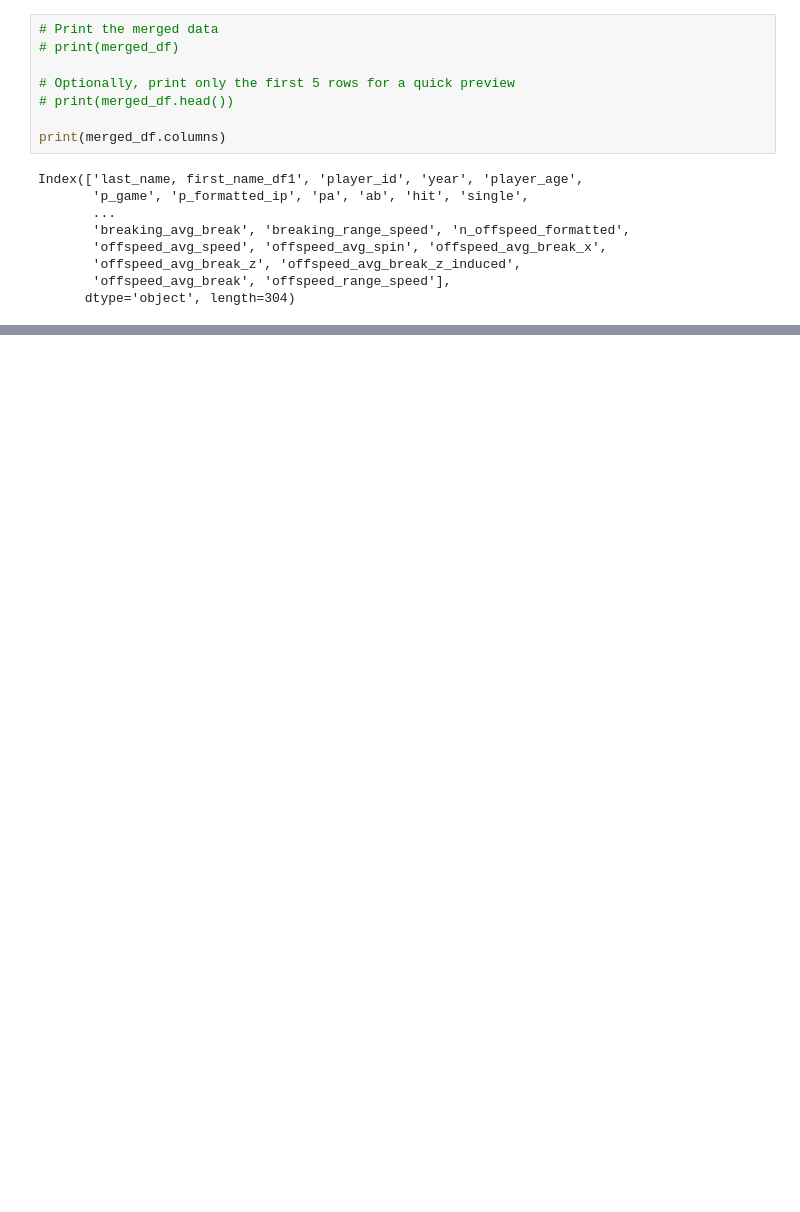
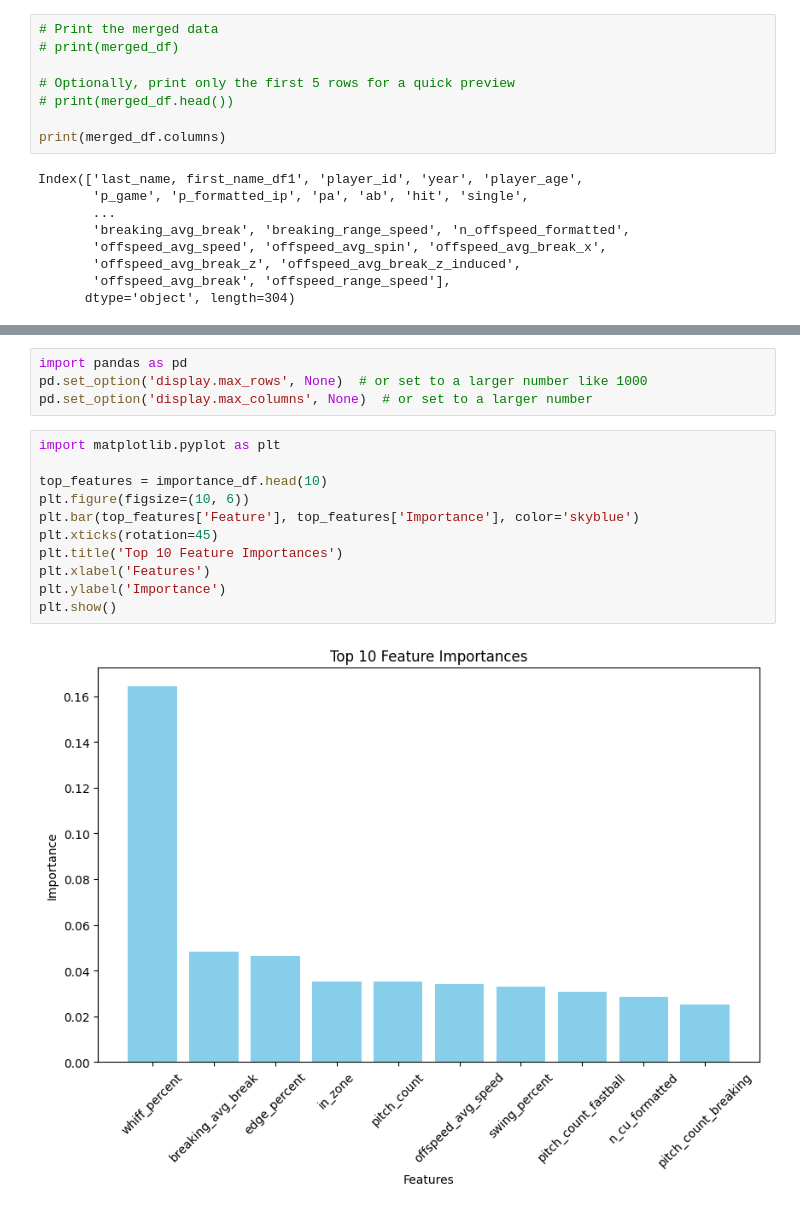
Before and after one commit to Chaya185/Python-Data-Analytics-Project, a Jupyter notebook: MLB_Project.ipynb, the cells around one changed output, grey strips where cells are left out. Saved outputs shown, nothing was run; the diff lists cells and outputs as text; blank space fills up the shorter version.

```diff
--- a/MLB_Project.ipynb
+++ b/MLB_Project.ipynb
@@ -119,0 +1134,17 @@ Passing `palette` without assigning `hue` is deprecated and will be removed in v
+# %%
+import pandas as pd
+pd.set_option('display.max_rows', None)  # or set to a larger number like 1000
+pd.set_option('display.max_columns', None)  # or set to a larger number
+# %%
+import matplotlib.pyplot as plt
+
+top_features = importance_df.head(10)
+plt.figure(figsize=(10, 6))
+plt.bar(top_features['Feature'], top_features['Importance'], color='skyblue')
+plt.xticks(rotation=45)
+plt.title('Top 10 Feature Importances')
+plt.xlabel('Features')
+plt.ylabel('Importance')
+plt.show()
+# %% [output]
+[figure, added]
```
Also changed, not shown: parts of 24 cells of this notebook, 9 other files.
